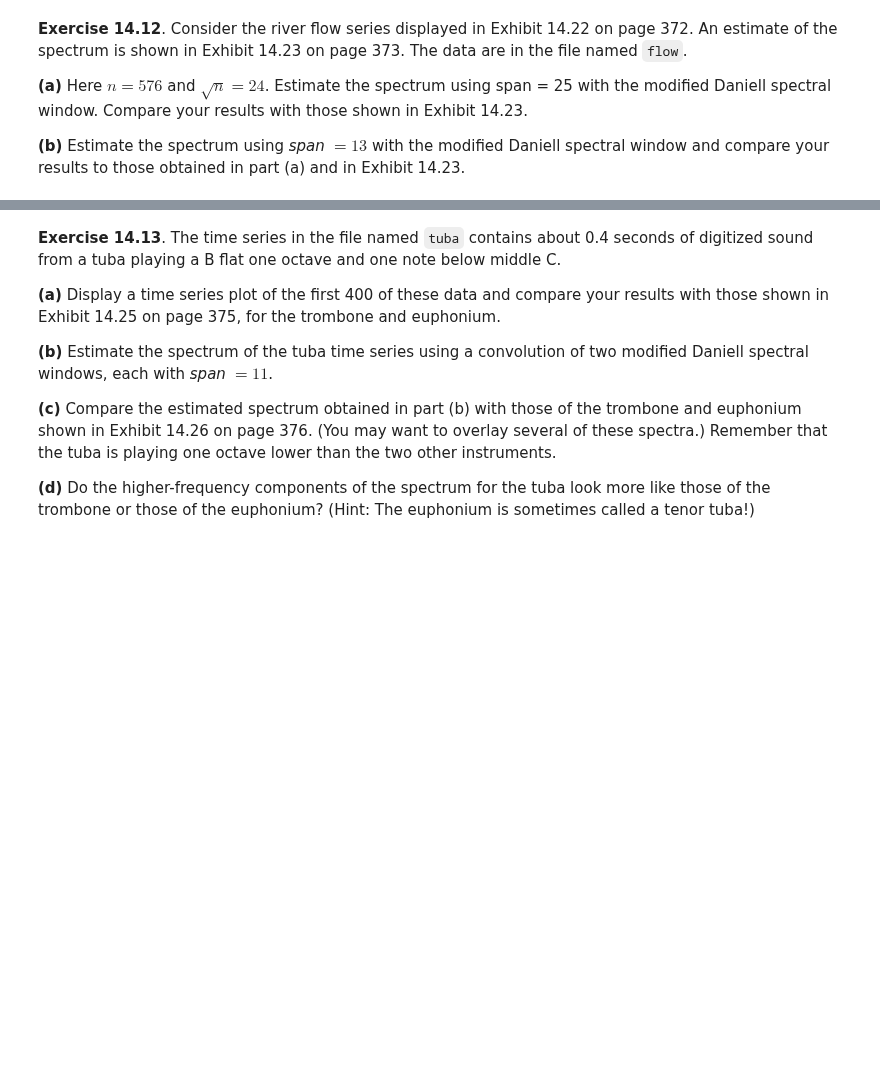
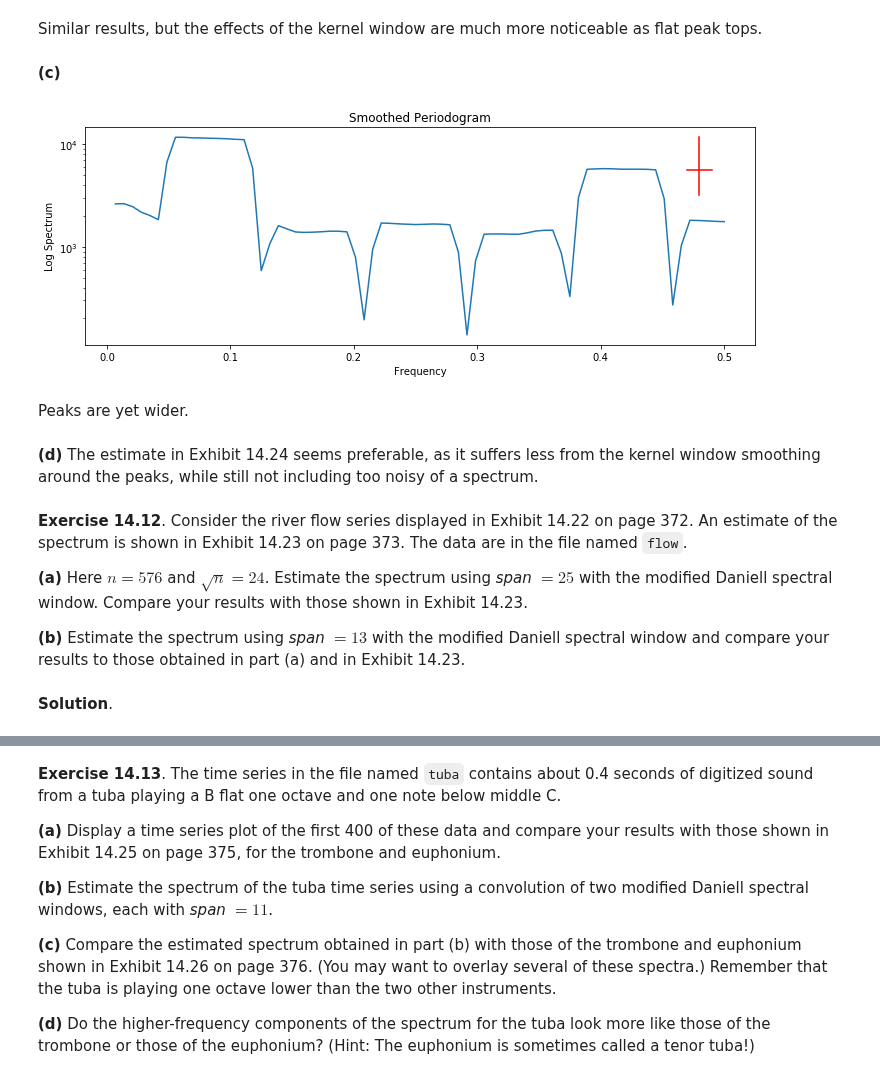
Before and after one commit to telmo-correa/time-series-analysis, a Jupyter notebook: Python/Chapter 14 (Ex 11 - 13) - Estimating the Spectrum.ipynb, the cells around one changed output, grey strips where cells are left out. Cells and saved outputs as stored; diff of their text form; code cells hidden in the pictures; blank space fills up the shorter version.

```diff
--- a/Python/Chapter 14 (Ex 11 - 13) - Estimating the Spectrum.ipynb
+++ b/Python/Chapter 14 (Ex 11 - 13) - Estimating the Spectrum.ipynb
@@ -11,6 +40,21 @@
+# %% [markdown]
+Similar results, but the effects of the kernel window are much more noticeable as flat peak tops.
+# %% [markdown]
+**(c)**
+# %%
+plt.figure(figsize=(12, 4))
+s3 = spec_pgram(Y, spans=[11], taper=0.1, plot=True)
+# %% [output]
+[figure, added]
+# %% [markdown]
+Peaks are yet wider.
+# %% [markdown]
+**(d)** The estimate in Exhibit 14.24 seems preferable, as it suffers less from the kernel window smoothing around the peaks, while still not including too noisy of a spectrum.
 # %% [markdown]
 **Exercise 14.12**. Consider the river flow series displayed in Exhibit 14.22 on page 372. An estimate of the spectrum is shown in Exhibit 14.23 on page 373. The data are in the file named `flow`.
 
-**(a)** Here $n = 576$ and $\sqrt{n} = 24$. Estimate the spectrum using span = 25 with the modified Daniell spectral window. Compare your results with those shown in Exhibit 14.23.
+**(a)** Here $n = 576$ and $\sqrt{n} = 24$. Estimate the spectrum using *span* $= 25$ with the modified Daniell spectral window. Compare your results with those shown in Exhibit 14.23.
 
 **(b)** Estimate the spectrum using *span* $= 13$ with the modified Daniell spectral window and compare your results to those obtained in part (a) and in Exhibit 14.23.
+# %% [markdown]
+**Solution**.
```
Also changed, not shown: parts of 32 cells of this notebook, 2 other files.
